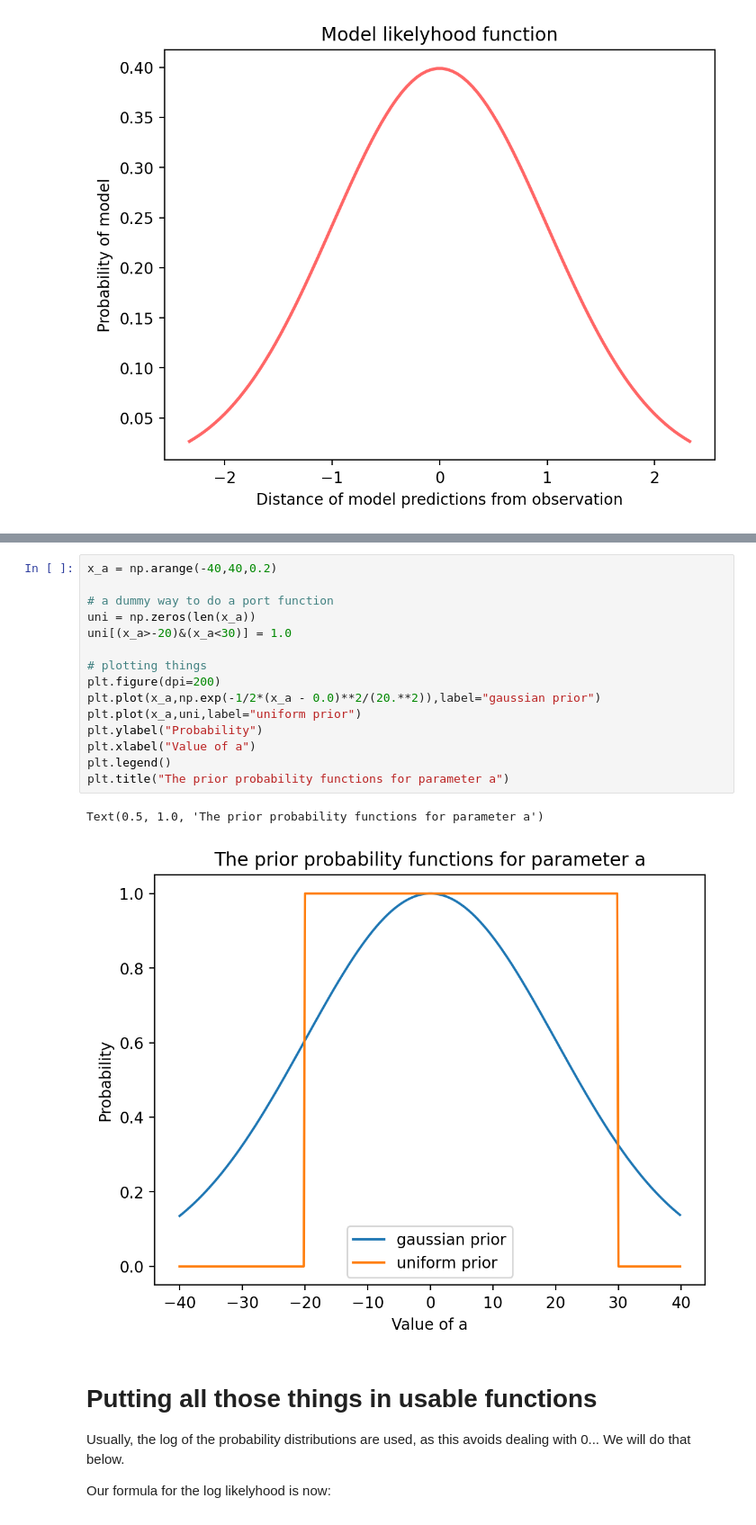
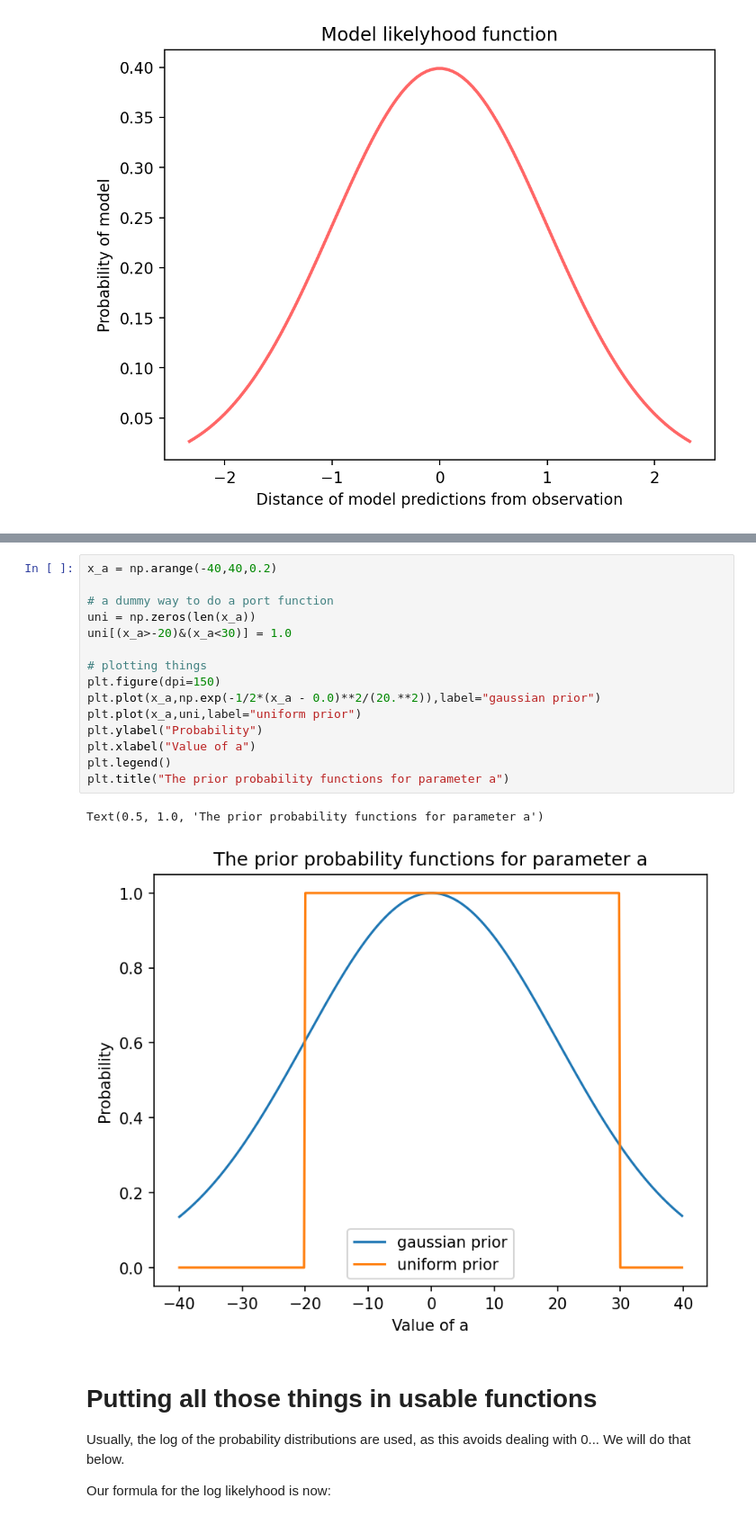
Before and after one commit to charlesll/ModelisationGeochimie, a Jupyter notebook: 07_EnteringBayesian.ipynb, the cells around one changed output, grey strips where cells are left out. Shown at 90% size. Drawn from its saved outputs; the diff is of its cells as text.

```diff
--- a/07_EnteringBayesian.ipynb
+++ b/07_EnteringBayesian.ipynb
@@ -155,21 +155,21 @@ The following code allows generating a figure to compare the two different prior
 # %%
 x_a = np.arange(-40,40,0.2)
 
 # a dummy way to do a port function
 uni = np.zeros(len(x_a))
 uni[(x_a>-20)&(x_a<30)] = 1.0
 
 # plotting things
-plt.figure(dpi=200)
+plt.figure(dpi=150)
 plt.plot(x_a,np.exp(-1/2*(x_a - 0.0)**2/(20.**2)),label="gaussian prior")
 plt.plot(x_a,uni,label="uniform prior")
 plt.ylabel("Probability")
 plt.xlabel("Value of a")
 plt.legend()
 plt.title("The prior probability functions for parameter a")
 # %% [output]
 Text(0.5, 1.0, 'The prior probability functions for parameter a')
-[figure, old version]
+[figure, new version]
 # %% [markdown]
 # Putting all those things in usable functions
 
```
Also changed, not shown: parts of 5 cells of this notebook, 7 other files.
